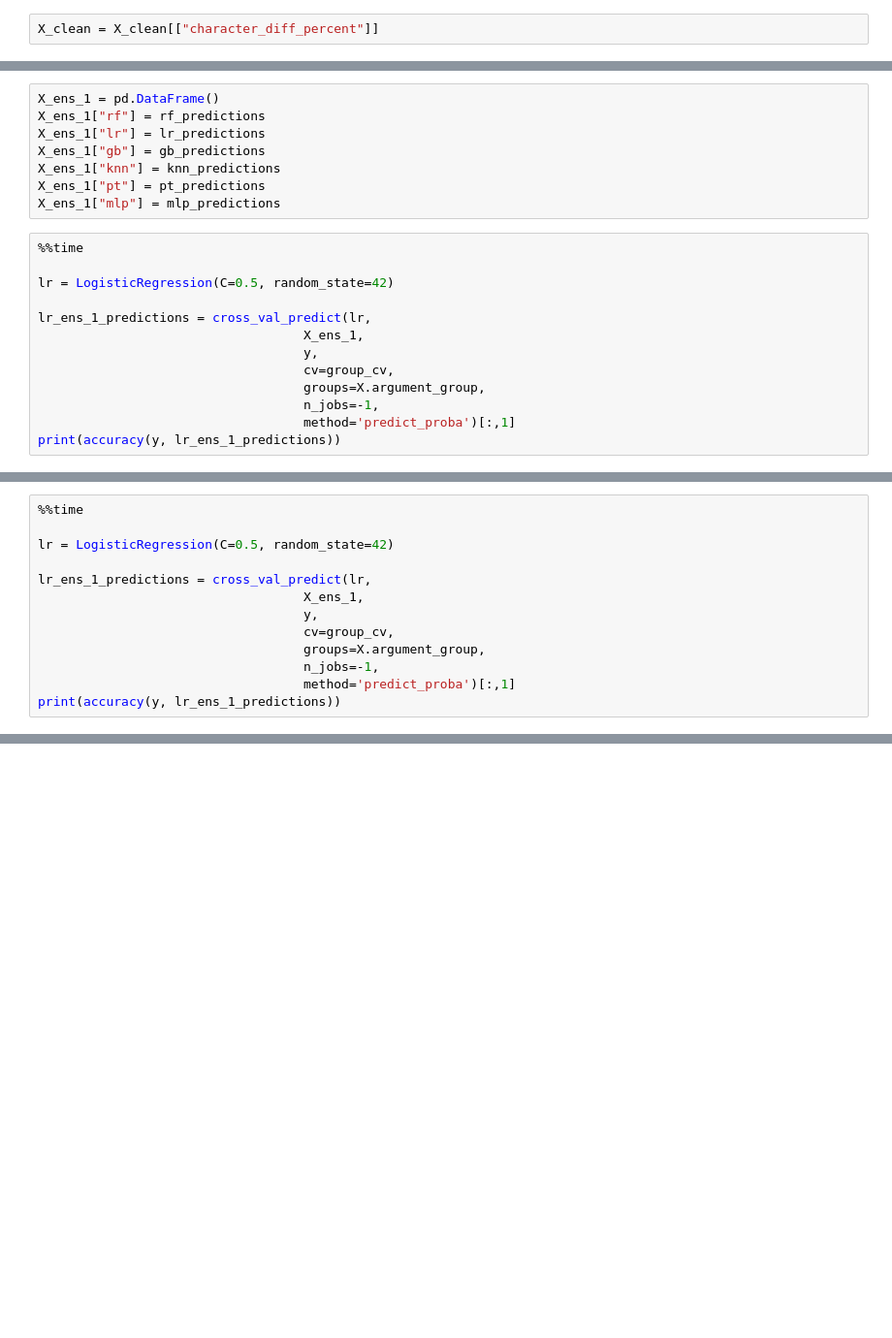
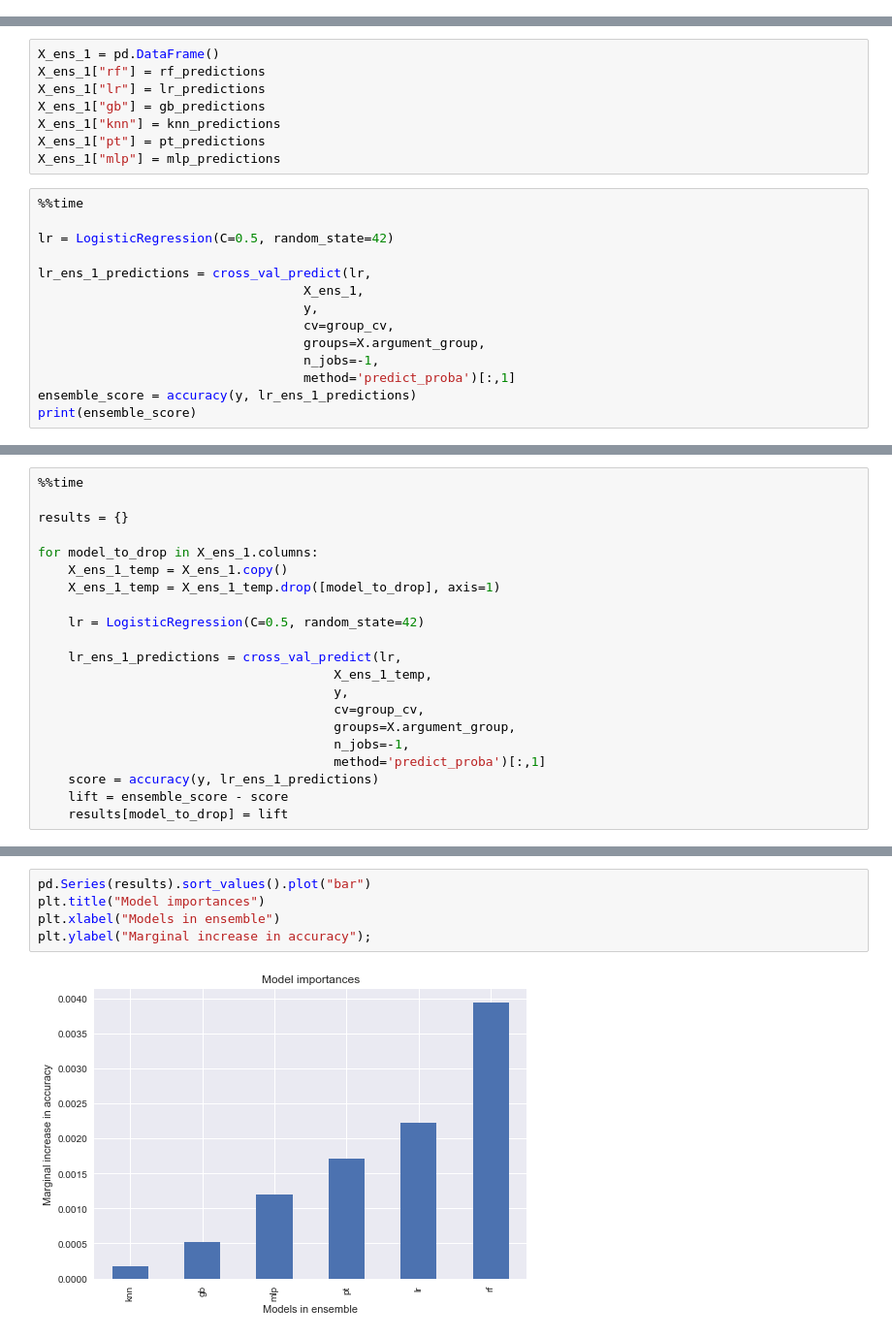
Before and after one commit to JasonSanchez/debate_comparison, a Jupyter notebook: Debate classification.ipynb, the cells around one changed output, grey strips where cells are left out. Shown at 97% size. Drawn from its saved outputs; the diff is of its cells as text; blank space fills up the shorter version.

```diff
--- a/Debate classification.ipynb
+++ b/Debate classification.ipynb
@@ -526,2 +542,0 @@ Index(['n_links_diff', 'certain_language_diff', 'no_sentence_punctuation_diff',
-# %%
-X_clean = X_clean[["character_diff_percent"]]
@@ -677,5 +724,6 @@ lr_ens_1_predictions = cross_val_predict(lr,
                                    groups=X.argument_group,
                                    n_jobs=-1,
                                    method='predict_proba')[:,1]
-print(accuracy(y, lr_ens_1_predictions))
+ensemble_score = accuracy(y, lr_ens_1_predictions)
+print(ensemble_score)
 # %% [output]
@@ -684,14 +746,22 @@ Wall time: 5.21 s
 # %%
 %%time
 
-lr = LogisticRegression(C=0.5, random_state=42)
+results = {}
 
-lr_ens_1_predictions = cross_val_predict(lr,
-                                   X_ens_1,
-                                   y,
-                                   cv=group_cv,
-                                   groups=X.argument_group,
-                                   n_jobs=-1,
-                                   method='predict_proba')[:,1]
-print(accuracy(y, lr_ens_1_predictions))
+for model_to_drop in X_ens_1.columns:
+    X_ens_1_temp = X_ens_1.copy()
+    X_ens_1_temp = X_ens_1_temp.drop([model_to_drop], axis=1)
+
+    lr = LogisticRegression(C=0.5, random_state=42)
+
+    lr_ens_1_predictions = cross_val_predict(lr,
+                                       X_ens_1_temp,
+                                       y,
+                                       cv=group_cv,
+                                       groups=X.argument_group,
+                                       n_jobs=-1,
+                                       method='predict_proba')[:,1]
+    score = accuracy(y, lr_ens_1_predictions)
+    lift = ensemble_score - score
+    results[model_to_drop] = lift
 # %% [output]
@@ -754,0 +769,7 @@ Wall time: 29.4 s
+# %%
+pd.Series(results).sort_values().plot("bar")
+plt.title("Model importances")
+plt.xlabel("Models in ensemble")
+plt.ylabel("Marginal increase in accuracy");
+# %% [output]
+[figure, added]
```
Also changed, not shown: parts of 40 cells of this notebook.
